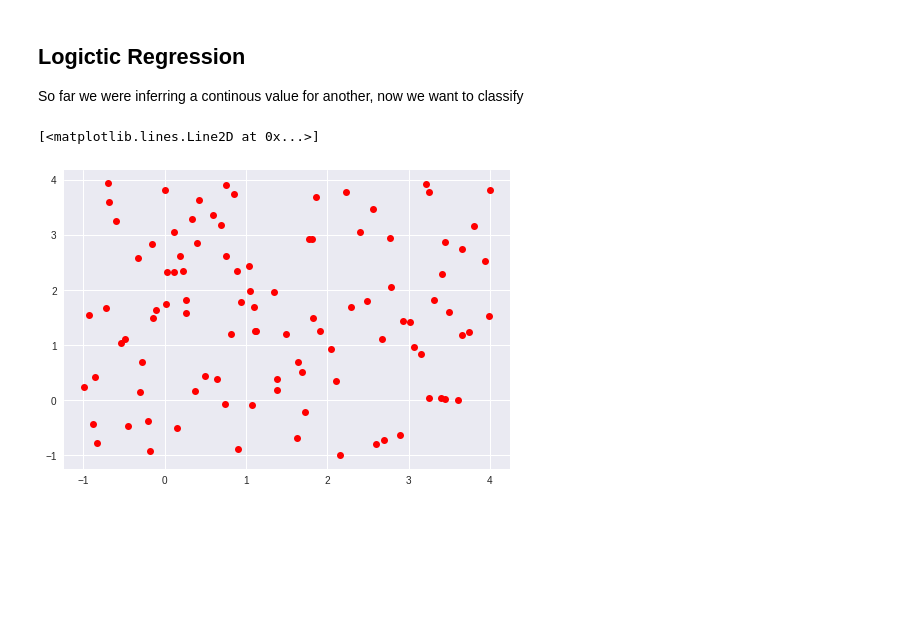
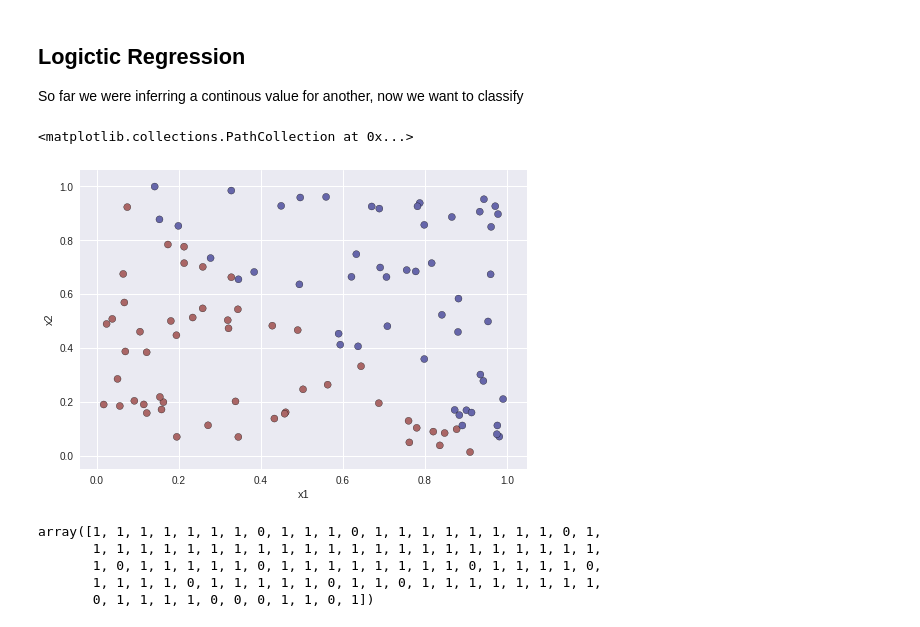
Before and after one commit to DJCordhose/deep-learning-crash-course-notebooks, a Jupyter notebook: tf-v2/tf-low-level.ipynb, the cells around one changed output. Cells and saved outputs as stored; diff of their text form; code cells hidden in the pictures; blank space fills up the shorter version.

```diff
--- a/tf-v2/tf-low-level.ipynb
+++ b/tf-v2/tf-low-level.ipynb
@@ -475,20 +475,33 @@ plt.plot(x, y_true, 'ro')
 ## Logictic Regression
 
 So far we were inferring a continous value for another, now we want to classify
-# %%
-a = -1
-b = 1
-n = 100
-
-
-x = np.random.uniform(-1, 4, (n, 2))
-plt.plot(x[:,0], x[:,1], 'ro')
-
-
-# x = tf.constant(np.random.uniform(0, 1, n), dtype='float32')
-# y = tf.constant(a*x+b + 0.1 * np.random.normal(0, 1, n), dtype='float32')
-
-# plt.scatter(x, y)
-# %% [output]
-[<matplotlib.lines.Line2D at 0x...>]
-[figure, removed]
+# %%
+from matplotlib.colors import ListedColormap
+
+a = -1
+b = 1
+n = 100
+
+# all points
+X = np.random.uniform(0, 1, (n, 2))
+
+
+# below and above line
+y = X[:, 1] > a*X[:, 0]+b
+y = y.astype(int)
+
+plt.xlabel("x1")
+plt.ylabel("x2")
+
+plt.scatter(X[:,0], X[:,1], c=y, cmap=ListedColormap(['#AA6666', '#6666AA']), marker='o', edgecolors='k')
+# %% [output]
+<matplotlib.collections.PathCollection at 0x...>
+[figure, added]
+# %%
+y
+# %% [output]
+array([1, 1, 1, 1, 1, 1, 1, 0, 1, 1, 1, 0, 1, 1, 1, 1, 1, 1, 1, 1, 0, 1,
+       1, 1, 1, 1, 1, 1, 1, 1, 1, 1, 1, 1, 1, 1, 1, 1, 1, 1, 1, 1, 1, 1,
+       1, 0, 1, 1, 1, 1, 1, 0, 1, 1, 1, 1, 1, 1, 1, 1, 0, 1, 1, 1, 1, 0,
+       1, 1, 1, 1, 0, 1, 1, 1, 1, 1, 0, 1, 1, 0, 1, 1, 1, 1, 1, 1, 1, 1,
+       0, 1, 1, 1, 1, 0, 0, 0, 1, 1, 0, 1])
```
Also changed, not shown: parts of 17 cells of this notebook.
